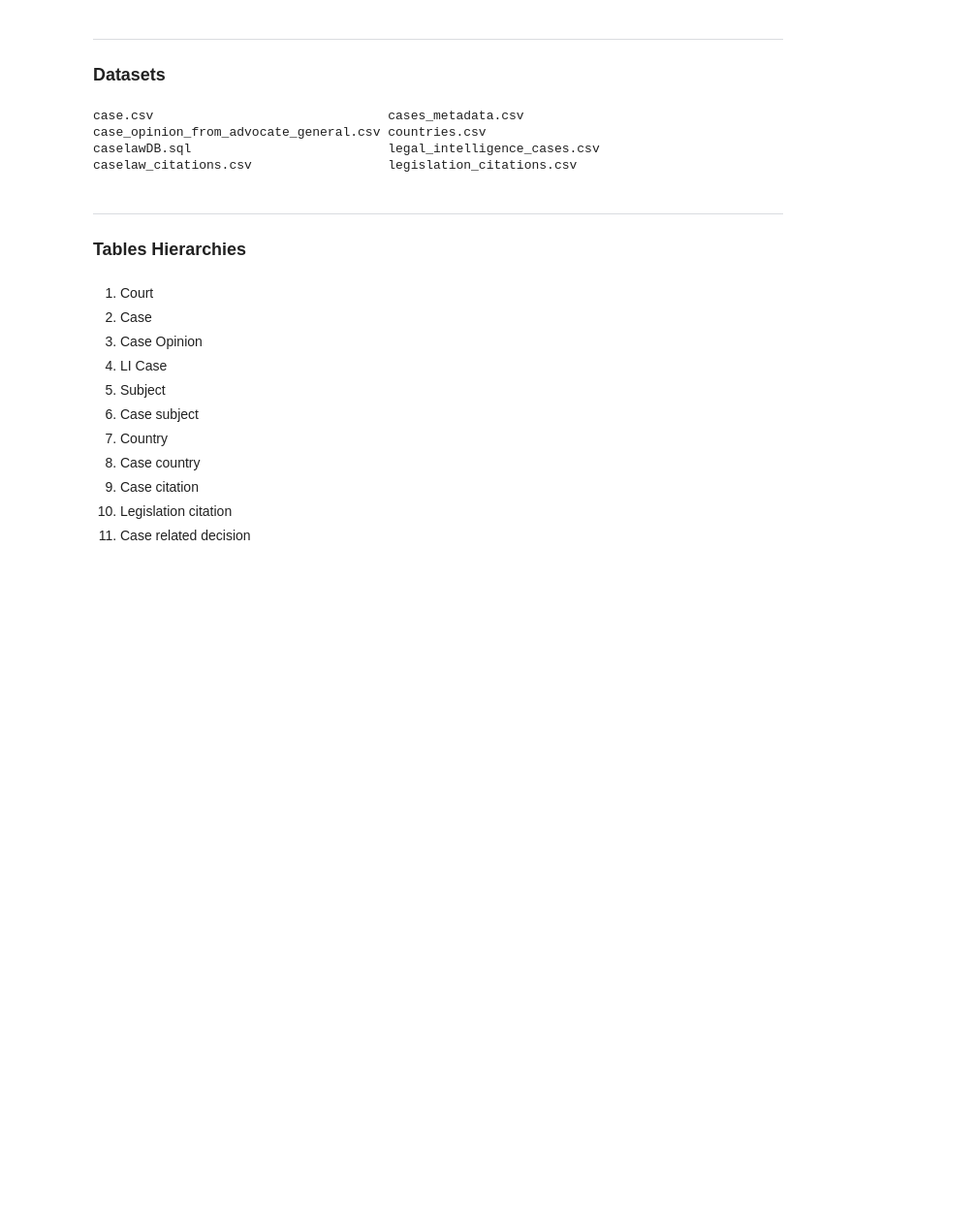
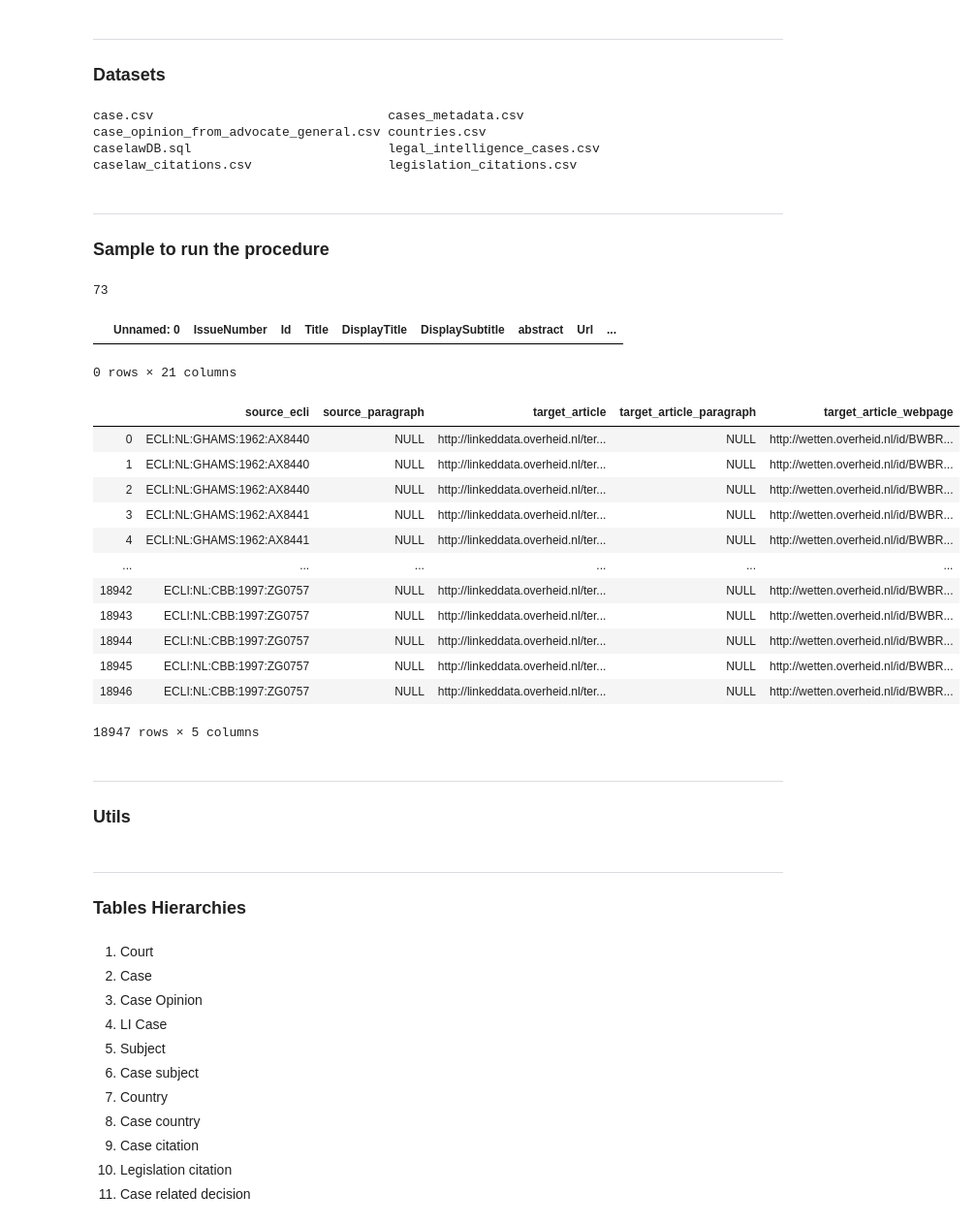
Before and after one commit to maastrichtlawtech/case-law-explorer, a Jupyter notebook: notebooks/database_datadump.ipynb, the cells around one changed output. Shown at 97% size. Drawn from its saved outputs; the diff is of its cells as text; code cells hidden in the pictures; blank space fills up the shorter version.

```diff
--- a/notebooks/database_datadump.ipynb
+++ b/notebooks/database_datadump.ipynb
@@ -59,3 +59,18 @@ df_li_cases = pd.read_csv("../data_dump/legal_intelligence_cases.csv").replace(n
 df_case_opinion = pd.read_csv("../data_dump/case_opinion_from_advocate_general.csv").replace(np.nan, 'NULL', regex=True)
 df_case_citation = pd.read_csv("../data_dump/caselaw_citations.csv").replace(np.nan, 'NULL', regex=True)
 df_legislation_citation = pd.read_csv("../data_dump/legislation_citations.csv").replace(np.nan, 'NULL', regex=True)
+# %% [markdown]
+---
+### Sample to run the procedure
+# %%
+sample = list(df_case['case_id'].sample(n=100000, random_state=12))
+# %%
+df_legislation_citation = df_legislation_citation[df_legislation_citation['source_ecli'].isin(sample)]
+len(df_legislation_citation)
+# %% [output]
+73
+# %%
+df_li_cases[df_li_cases['ecli'].isin(sample)]
+# %% [output]
+|  | Unnamed: 0 | IssueNumber | Id | Title | DisplayTitle | DisplaySubtitle | abstract | Url | ... |
+0 rows × 21 columns
@@ -61,0 +81,19 @@ df_legislation_citation = pd.read_csv("../data_dump/legislation_citations.csv").
+# %%
+df_case_opinion[df_case_opinion['source_ecli'].isin(sample)]
+# %% [output]
+|  | source_ecli | source_paragraph | target_article | target_article_paragraph | target_article_webpage |
+| 0 | ECLI:NL:GHAMS:1962:AX8440 | NULL | http://linkeddata.overheid.nl/ter... | NULL | http://wetten.overheid.nl/id/BWBR... |
+| 1 | ECLI:NL:GHAMS:1962:AX8440 | NULL | http://linkeddata.overheid.nl/ter... | NULL | http://wetten.overheid.nl/id/BWBR... |
+| 2 | ECLI:NL:GHAMS:1962:AX8440 | NULL | http://linkeddata.overheid.nl/ter... | NULL | http://wetten.overheid.nl/id/BWBR... |
+| 3 | ECLI:NL:GHAMS:1962:AX8441 | NULL | http://linkeddata.overheid.nl/ter... | NULL | http://wetten.overheid.nl/id/BWBR... |
+| 4 | ECLI:NL:GHAMS:1962:AX8441 | NULL | http://linkeddata.overheid.nl/ter... | NULL | http://wetten.overheid.nl/id/BWBR... |
+| ... | ... | ... | ... | ... | ... |
+| 18942 | ECLI:NL:CBB:1997:ZG0757 | NULL | http://linkeddata.overheid.nl/ter... | NULL | http://wetten.overheid.nl/id/BWBR... |
+| 18943 | ECLI:NL:CBB:1997:ZG0757 | NULL | http://linkeddata.overheid.nl/ter... | NULL | http://wetten.overheid.nl/id/BWBR... |
+| 18944 | ECLI:NL:CBB:1997:ZG0757 | NULL | http://linkeddata.overheid.nl/ter... | NULL | http://wetten.overheid.nl/id/BWBR... |
+| 18945 | ECLI:NL:CBB:1997:ZG0757 | NULL | http://linkeddata.overheid.nl/ter... | NULL | http://wetten.overheid.nl/id/BWBR... |
+| 18946 | ECLI:NL:CBB:1997:ZG0757 | NULL | http://linkeddata.overheid.nl/ter... | NULL | http://wetten.overheid.nl/id/BWBR... |
+18947 rows × 5 columns
+# %% [markdown]
+---
+### Utils
```
Also changed, not shown: parts of 78 cells of this notebook, 1 other file.
